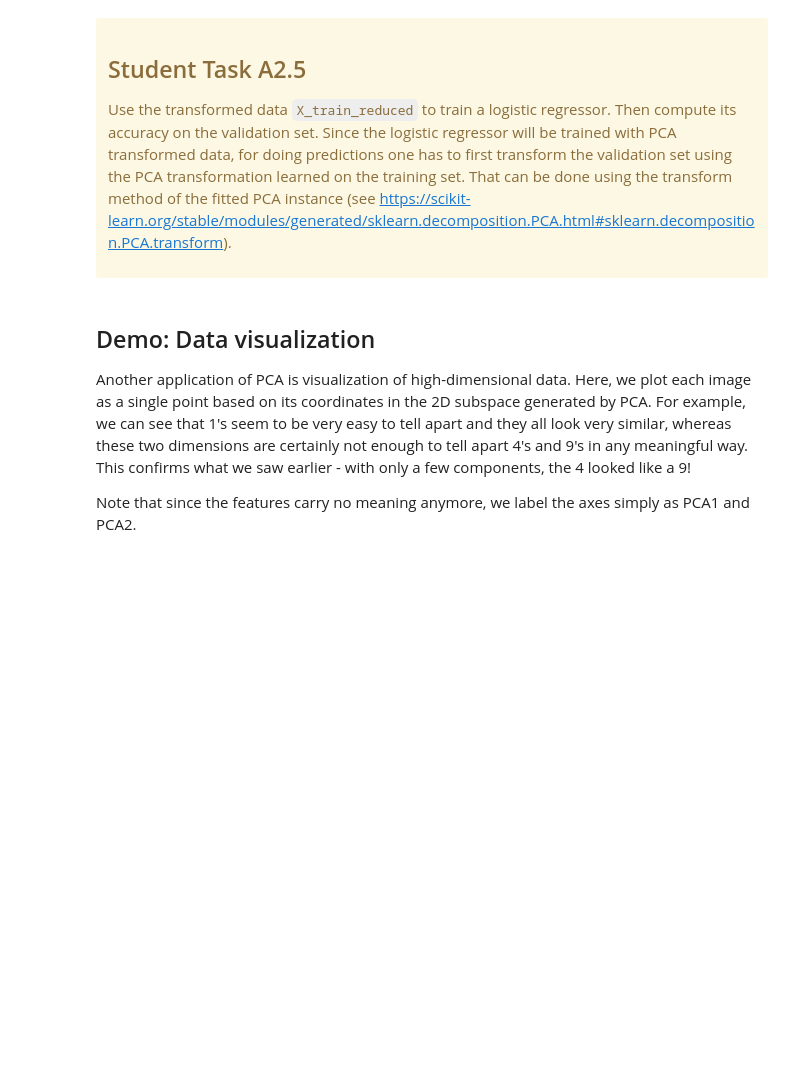
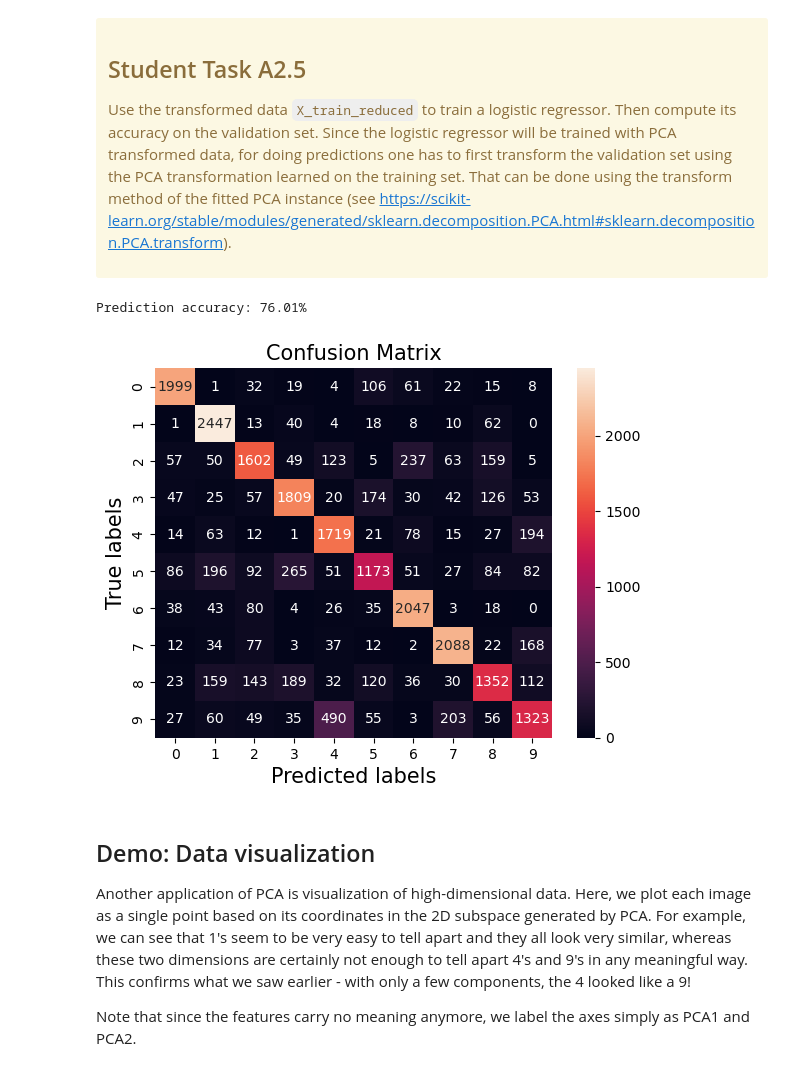
Before and after one commit to nlinnanen/ml, a Jupyter notebook: ml2024/Assignment 2/assignment_2.ipynb, the cells around one changed output. Saved outputs shown, nothing was run; the diff lists cells and outputs as text; code cells hidden in the pictures; blank space fills up the shorter version.

```diff
--- a/ml2024/Assignment 2/assignment_2.ipynb
+++ b/ml2024/Assignment 2/assignment_2.ipynb
@@ -545,16 +555,19 @@ plt.show()
 Use the transformed data ``X_train_reduced`` to train a logistic regressor. Then compute its accuracy on the validation set. Since the logistic regressor will be trained with PCA transformed data, for doing predictions one has to first transform the validation set using the PCA transformation learned on the training set. That can be done using the transform method of the fitted PCA instance (see https://scikit-learn.org/stable/modules/generated/sklearn.decomposition.PCA.html#sklearn.decomposition.PCA.transform).
 <div>
 # %%
-# clf_2 = # create the object, SET solver='sag'
-# clf_2. # fit the data
-# y_pred = # compute the prediction on the validating set
-# multi_accuracy = # compute the accuracy score
+clf_2 = LogisticRegression(solver='sag')
+clf_2.fit(X_train_reduced, y_train) # fit the data
 
-# YOUR CODE HERE
-raise NotImplementedError()
+X_val_reduced = pca.fit_transform(X_val)
+y_pred = clf_2.predict(X_val_reduced) # compute the prediction on the validating set
+multi_accuracy = accuracy_score(y_val, y_pred)
+
 print(f"Prediction accuracy: {100*multi_accuracy:.2f}%")
 generate_confusion_matrix(y_val, y_pred)
 plt.show()
+# %% [output]
+Prediction accuracy: 76.01%
+[figure, added]
 # %%
 ## test cell for A2.5
 
```
Also changed, not shown: parts of 7 cells of this notebook, 1 other file.
